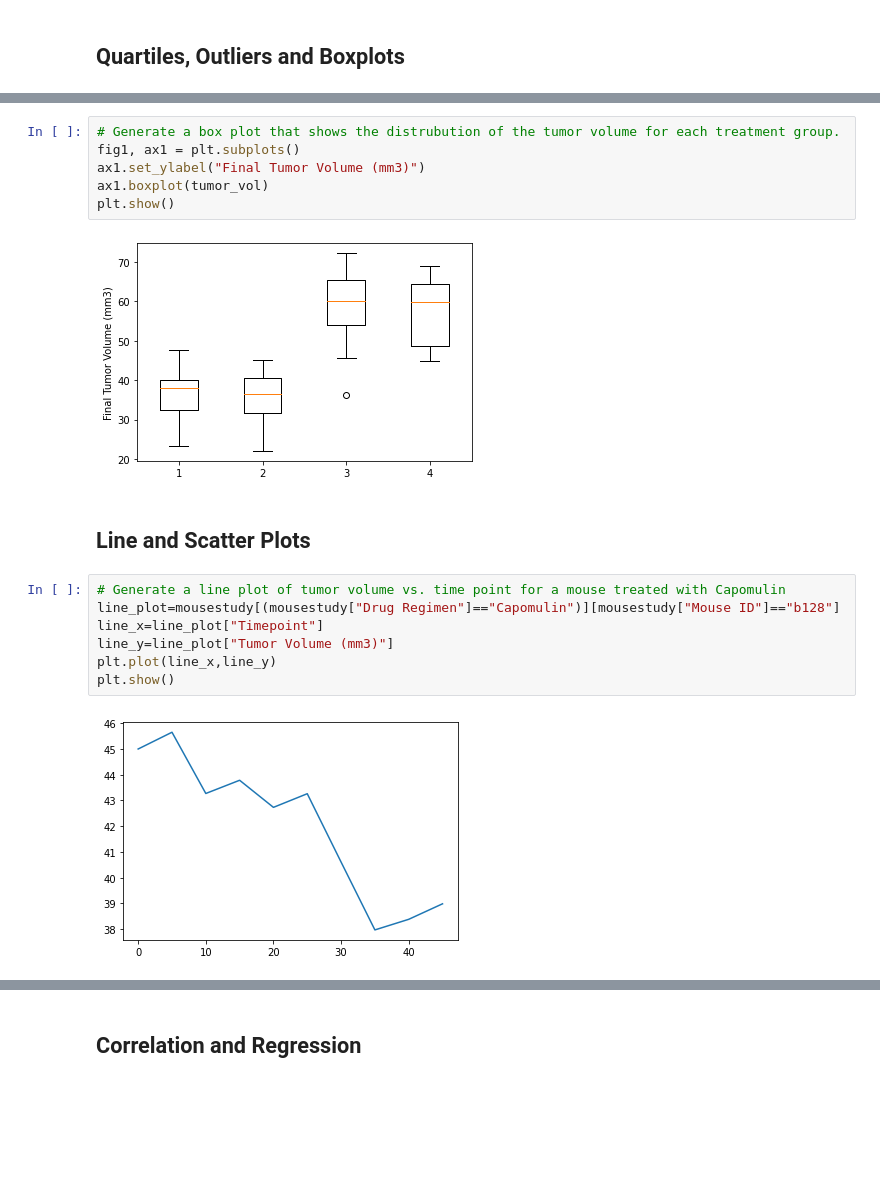
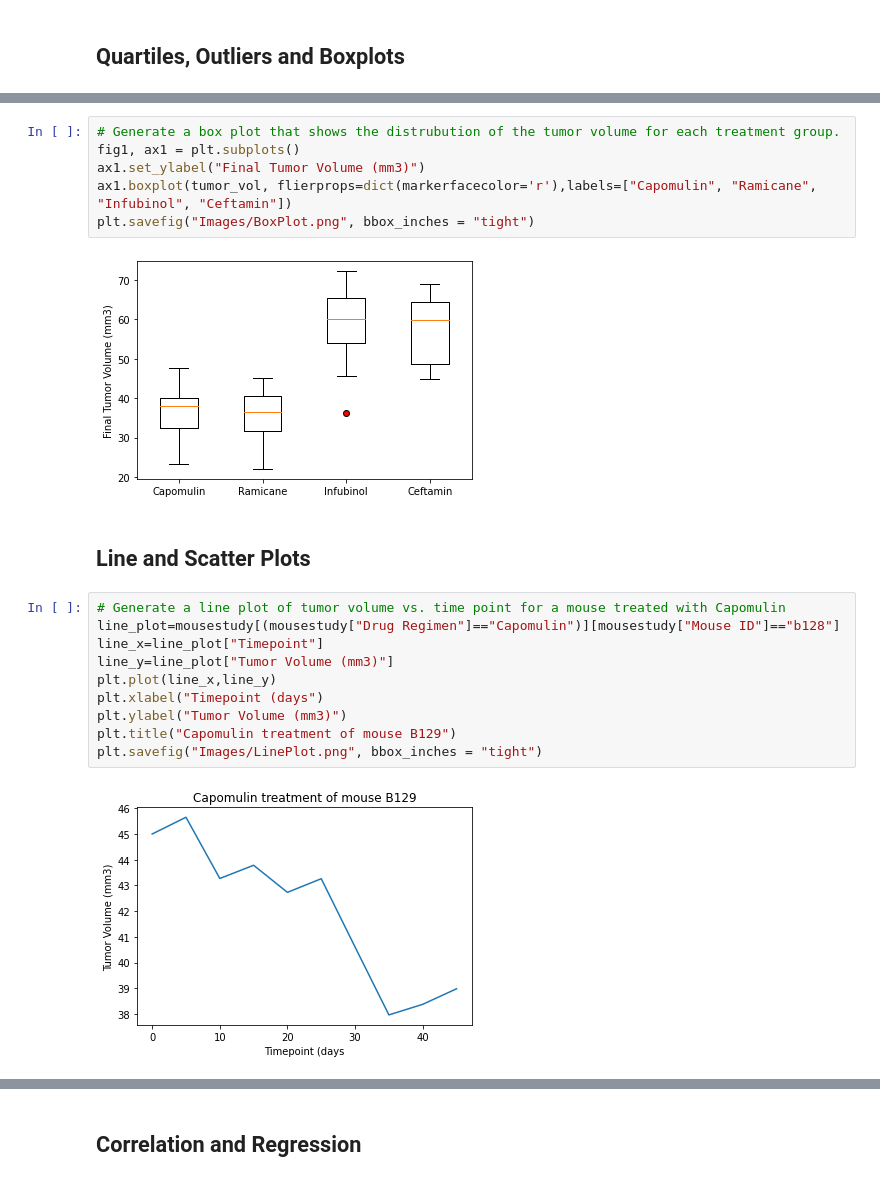
Before and after one commit to annied222/Matplotlib_challenge, a Jupyter notebook: pymaceuticals.ipynb, the cells around one changed output, grey strips where cells are left out. Saved outputs shown, nothing was run; the diff lists cells and outputs as text; blank space fills up the shorter version.

```diff
--- a/pymaceuticals.ipynb
+++ b/pymaceuticals.ipynb
@@ -256,21 +228,24 @@ Ceftamin's potential outliers: Series([], Name: Tumor Volume (mm3), dtype: float
 # Generate a box plot that shows the distrubution of the tumor volume for each treatment group.
 fig1, ax1 = plt.subplots()
 ax1.set_ylabel("Final Tumor Volume (mm3)")
-ax1.boxplot(tumor_vol)
-plt.show()
+ax1.boxplot(tumor_vol, flierprops=dict(markerfacecolor='r'),labels=["Capomulin", "Ramicane", "Infubinol", "Ceftamin"])
+plt.savefig("Images/BoxPlot.png", bbox_inches = "tight")
 # %% [output]
-[figure, old version]
+[figure, new version]
 # %% [markdown]
 ## Line and Scatter Plots
 # %%
 # Generate a line plot of tumor volume vs. time point for a mouse treated with Capomulin
 line_plot=mousestudy[(mousestudy["Drug Regimen"]=="Capomulin")][mousestudy["Mouse ID"]=="b128"]
 line_x=line_plot["Timepoint"]
 line_y=line_plot["Tumor Volume (mm3)"]
 plt.plot(line_x,line_y)
-plt.show()
+plt.xlabel("Timepoint (days")
+plt.ylabel("Tumor Volume (mm3)")
+plt.title("Capomulin treatment of mouse B129")
+plt.savefig("Images/LinePlot.png", bbox_inches = "tight")
 # %% [output]
-[figure, old version]
+[figure, new version]
 # %%
 # Generate a scatter plot of average tumor volume vs. mouse weight for the Capomulin regimen
 capomulin=mousestudy[(mousestudy["Drug Regimen"]=="Capomulin")]
```
Also changed, not shown: parts of 9 cells of this notebook.
